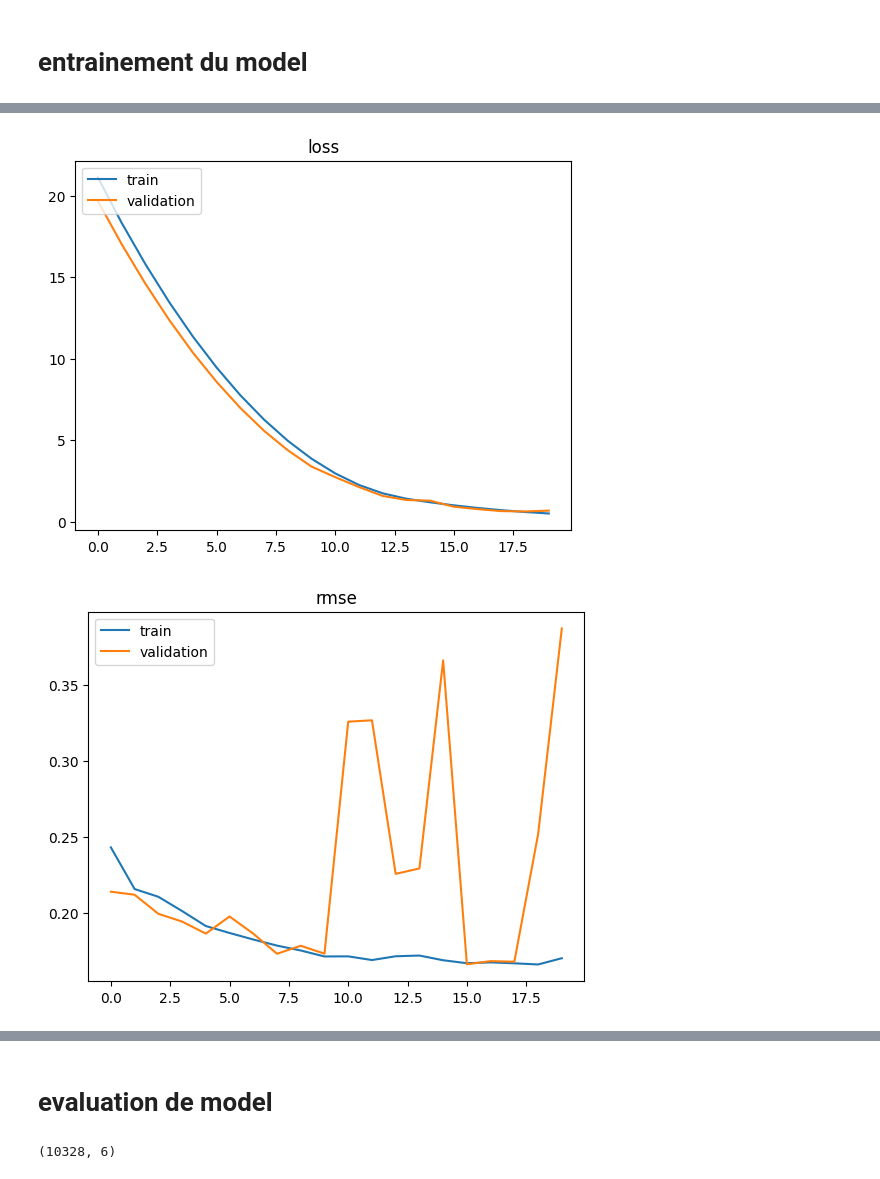
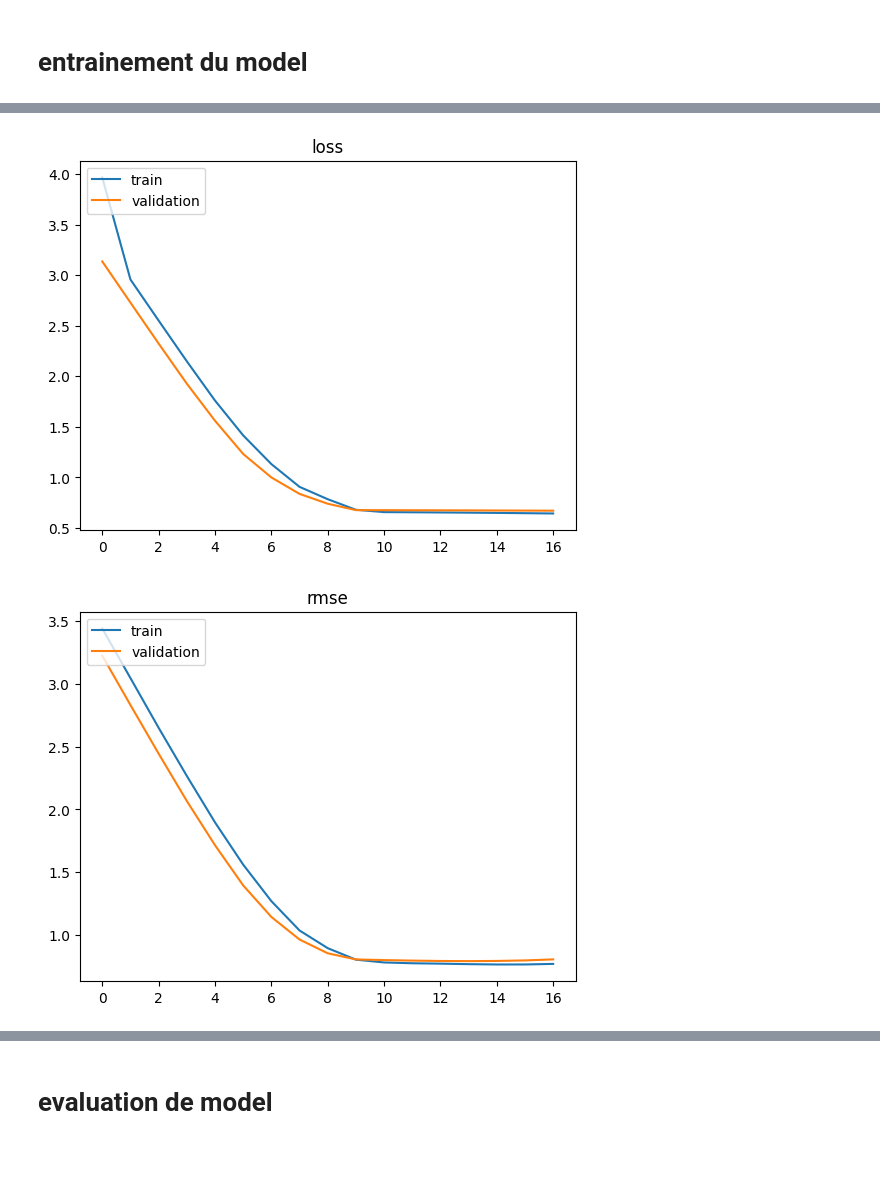
Before and after one commit to felladib/HYP_SentimentAnalysis_REC, a Jupyter notebook: H_SCARS.ipynb, the cells around one changed output, grey strips where cells are left out. Drawn from its saved outputs; the diff is of its cells as text; code cells hidden in the pictures.

```diff
--- a/H_SCARS.ipynb
+++ b/H_SCARS.ipynb
@@ -783,15 +562,15 @@ rmse = metrics.RootMeanSquaredError()
 precision = metrics.Precision()
 # %%
 from tensorflow.keras.metrics import RootMeanSquaredError
-num_epochs=15
-# callback = tf.keras.callbacks.EarlyStopping(patience = 5, restore_best_weights=True)
-LR=1e-6
+num_epochs=17
+callback = tf.keras.callbacks.EarlyStopping(patience = 3, restore_best_weights=True)
+LR=0.000001
 opt = tf.keras.optimizers.Adam(learning_rate=LR)
 num_emb_mlp=8
 num_emb_gmf=8
 PF=16
-MLPLAYERS= 5
-units = 64
-droup_val = 0.4
-batch = 64
+MLPLAYERS= 6
+units = 32
+droup_val = 0.5
+batch = 32
 SCARS=build_SCARS_model(num_emb_mlp, num_emb_gmf, units , droup_val , PF, MLPLAYERS)
@@ -800,5 +577,9 @@ SCARS=build_SCARS_model(num_emb_mlp, num_emb_gmf, units , droup_val , PF, MLPLAY
+# %%
+import tensorflow.keras.backend as K
+
+def rmse(y_true, y_pred):
+    return K.sqrt(K.mean(K.square(y_pred - y_true)))
 # %%
-SCARS.compile(optimizer='sgd',
-              # loss='categorical_crossentropy',
-              loss="mean_absolute_error",
-              metrics=[rmse , 'mae' ])
+SCARS.compile(optimizer='adam',
+              loss='mae',
+              metrics=[ rmse])
@@ -812,3 +586,3 @@ val_conf = np.tile(column_vector, (1, 5))
 # %%
-history = SCARS.fit(x=[[train_userID,train_userDATA,train_itemID,train_itemDATA],X_train['text'],train_conf], y=y_train, batch_size = batch, epochs = 20,validation_data=([[val_userID,val_userDATA,val_itemID,val_itemDATA],X_val['text'],val_conf] , y_val))#,callbacks =[callback])
+history = SCARS.fit([[train_userID,train_userDATA,train_itemID,train_itemDATA],X_train['text'],X_train['valuer_conf']], y_train, batch_size = batch, epochs = num_epochs,validation_split=0.2,callbacks =[callback])
 # %% [output]
@@ -832,28 +591,28 @@ Epoch 20/20
 # %%
 from tensorflow.python.ops.array_ops import placeholder_with_default_eager_fallback
 import matplotlib.pyplot as plt
 loss_curve = history.history["loss"]
-rmse_curve = history.history["root_mean_squared_error"]
-mae_curve  = history.history["mae"]
-# acc_curve  = history.history["accuracy"]
+rmse_curve = history.history["rmse"]
+#mae_curve  = history.history["mae"]
+
 
 loss_val   = history.history["val_loss"]
-rmse_val   = history.history["val_root_mean_squared_error"]
-mae_val    = history.history["val_mae"]
-# acc_val  = history.history["val_accuracy"]
+rmse_val   = history.history["val_rmse"]
+#mae_val    = history.history["val_mae"]
+
 
 # ploter loss function
 def ploter (title , curve , validation):
   plt.plot(curve , label = "train")
   plt.plot(validation , label = "validation")
+  # plt.ylim(0,1)
   plt.legend(loc='upper left')
   plt.title(title)
   plt.show()
 
 ploter ('loss' , loss_curve , loss_val)
 ploter ('rmse' , rmse_curve , rmse_val)
-ploter ('mae' , mae_curve , mae_val)
-# ploter ('acc' , acc_curve , acc_val)
+#ploter ('mae' , mae_curve , mae_val)
 # %% [output]
-[figure, old version]
+[figure, new version]
-[figure, old version]
+[figure, new version]
@@ -886,9 +635,3 @@ test_itemDATA = X_test[['Shopping','Fashion','Food','Local Services','Home Servi
 # %%
 test_userID = X_test['user_id']
 test_itemID = X_test['item_id']
-# %%
-from tensorflow.keras.utils import to_categorical
-y = to_categorical(y_test)
-y.shape
-# %% [output]
-(10328, 6)
```
Also changed, not shown: parts of 82 cells of this notebook.
